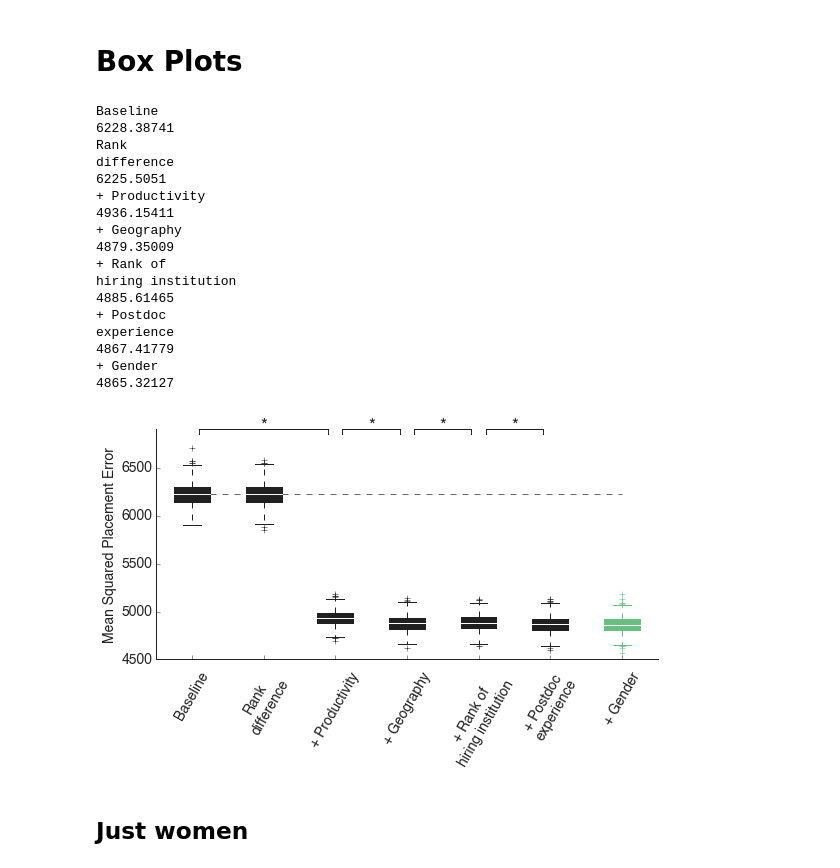
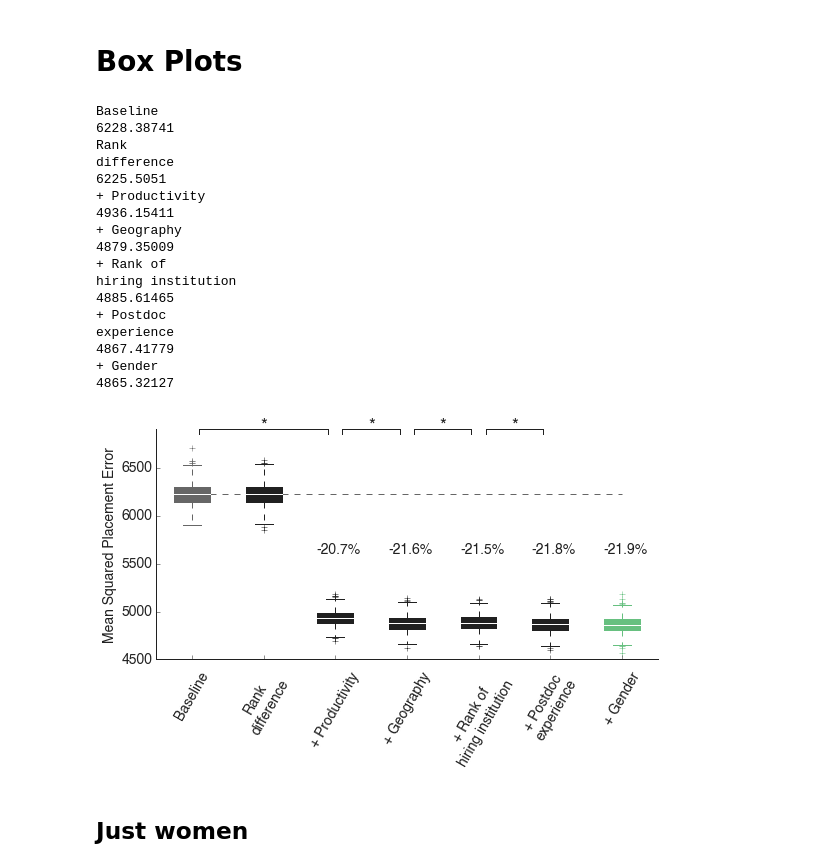
Before and after one commit to samfway/faculty_hiring, a Jupyter notebook: notebooks/ErrorReduction.ipynb, the cells around one changed output. Cells and saved outputs as stored; diff of their text form; code cells hidden in the pictures.

```diff
--- a/notebooks/ErrorReduction.ipynb
+++ b/notebooks/ErrorReduction.ipynb
@@ -52,7 +52,7 @@ labels = ['Baseline',
           '+ Postdoc\nexperience', # GG?
           '+ Gender']
 
-bp_colors = [ALMOST_BLACK_V,
+bp_colors = [DARK_COLOR_V,
              ALMOST_BLACK_V,
              ALMOST_BLACK_V,
              ALMOST_BLACK_V,
@@ -74,6 +74,9 @@ for i, f in enumerate(files):
         for line in open(f, 'rU'):
             if ']' in line or line.startswith('None'):
                 vals.append(float(line.split('\t')[-1]))
+
+        #vals = vals[:500]
+
         if i == 0:
             m_val = np.median(vals)
             ax.plot([width/2., len(files)-1], [m_val, m_val], '--', color=DARK_COLOR, linewidth=1)
@@ -86,6 +89,9 @@ for i, f in enumerate(files):
                 add_sig_bracket(ax, previous_anchor, i, top, True)
                 previous_anchor = i
                 previous = vals[:]
+            if i > 1:
+                percent = 100 * (1 - (np.median(vals)/m_val))
+                ax.text(i-0.25, .9*m_val, '-%.1f%%' % percent, fontsize=LABEL_SIZE)
 
         print labels[i]
         print np.mean(vals)
@@ -96,34 +102,34 @@ for i, f in enumerate(files):
 
 ax.tick_params(axis='both', which='major', labelsize=LABEL_SIZE)
 ax.tick_params(axis='x', pad=XLABEL_PAD)
 ax.set_xticks(xrange(N))
 ax.set_xticklabels(labels, rotation=60)
 ax.set_xlim(-width,len(files)-1+width)
 ax.set_ylim(ylims)
 ax.set_ylabel('Mean Squared Placement Error', fontsize=LABEL_SIZE)
 hide_right_top_axis(ax)
 
 plt.savefig(os.path.join(figures_dir, notebook_prefix + 'boxplots.pdf'), bbox_inches='tight')
 plt.show()
 # %% [output]
 Baseline
 6228.38741
 Rank
 difference
 6225.5051
 + Productivity
 4936.15411
 + Geography
 4879.35009
 + Rank of
 hiring institution
 4885.61465
 + Postdoc
 experience
 4867.41779
 + Gender
 4865.32127
-[figure, old version]
+[figure, new version]
 # %% [markdown]
 ## Just women
 # %%
```
Also changed, not shown: parts of 2 cells of this notebook, 5 other files.
